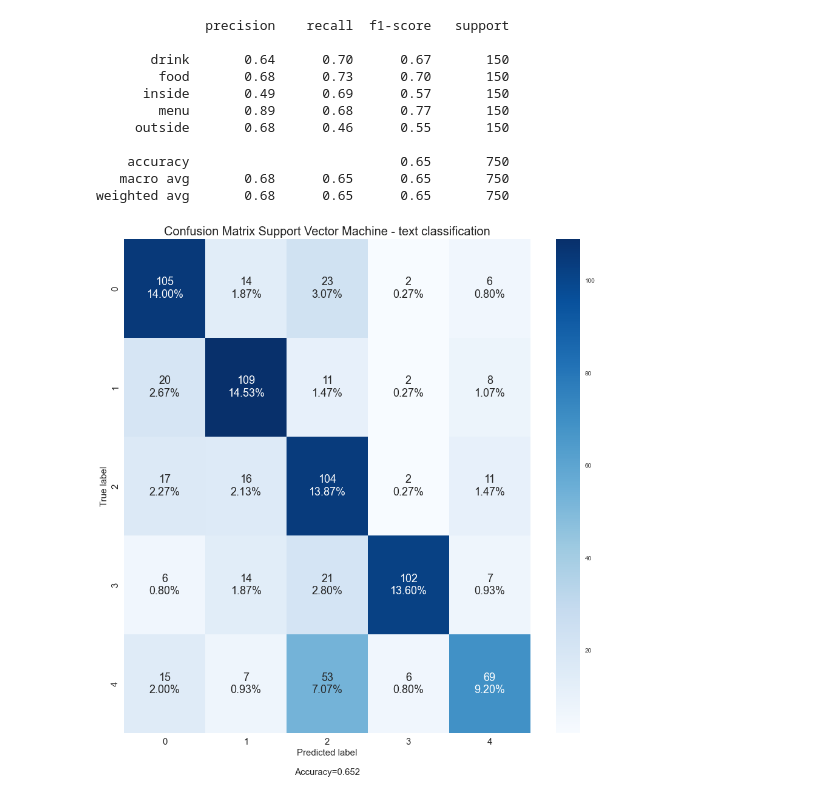
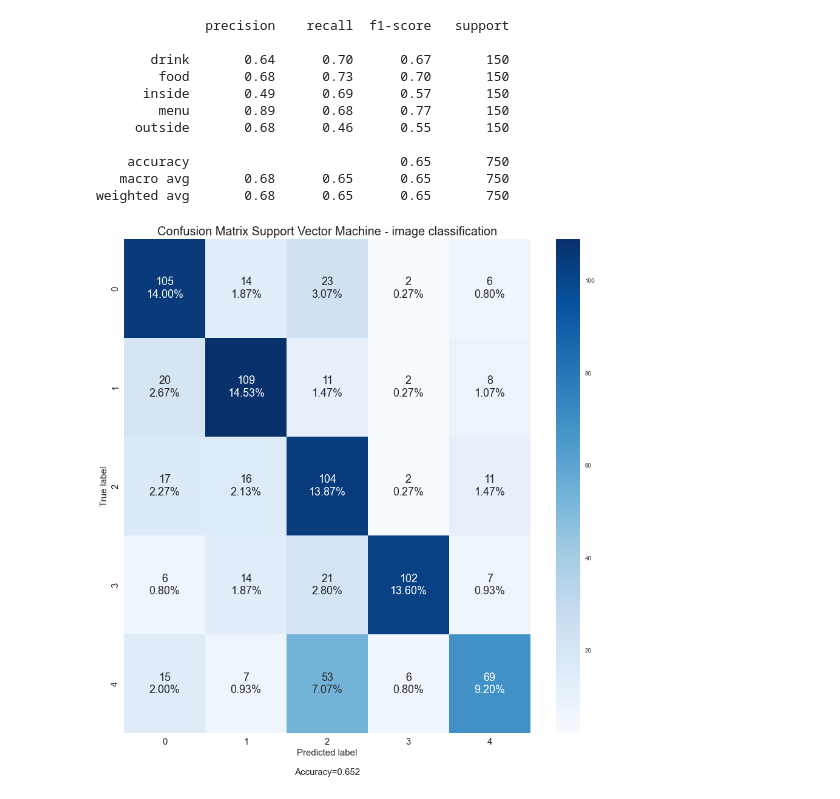
Before and after one commit to mbartcus/OC-projects, a Jupyter notebook: oc_6/Bartcus_Marius_2_notebook_test.ipynb, the cells around one changed output. Drawn from its saved outputs; the diff is of its cells as text; code cells hidden in the pictures.

```diff
--- a/oc_6/Bartcus_Marius_2_notebook_test.ipynb
+++ b/oc_6/Bartcus_Marius_2_notebook_test.ipynb
@@ -583,6 +583,6 @@ print(classification_report(y_train, y_train_pred))
    macro avg       0.68      0.65      0.65       750
 weighted avg       0.68      0.65      0.65       750
 # %%
-make_confusion_matrix(confusion_matrix(y_train, y_train_pred), figsize=(15, 15), title='Confusion Matrix Support Vector Machine - text classification')
+make_confusion_matrix(confusion_matrix(y_train, y_train_pred), figsize=(15, 15), title='Confusion Matrix Support Vector Machine - image classification')
 # %% [output]
-[figure, old version]
+[figure, new version]
```
Also changed, not shown: 8 other files.
